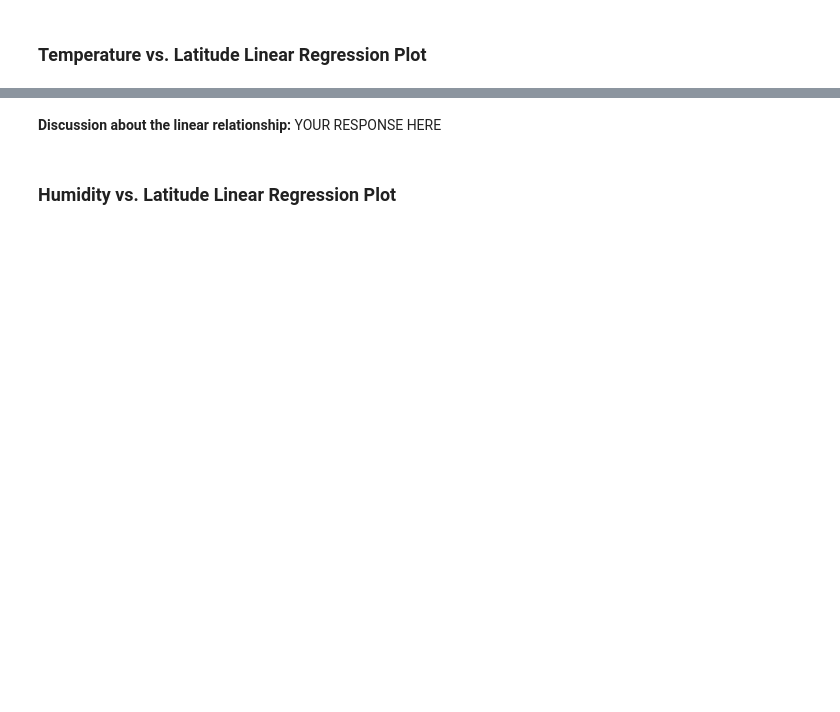
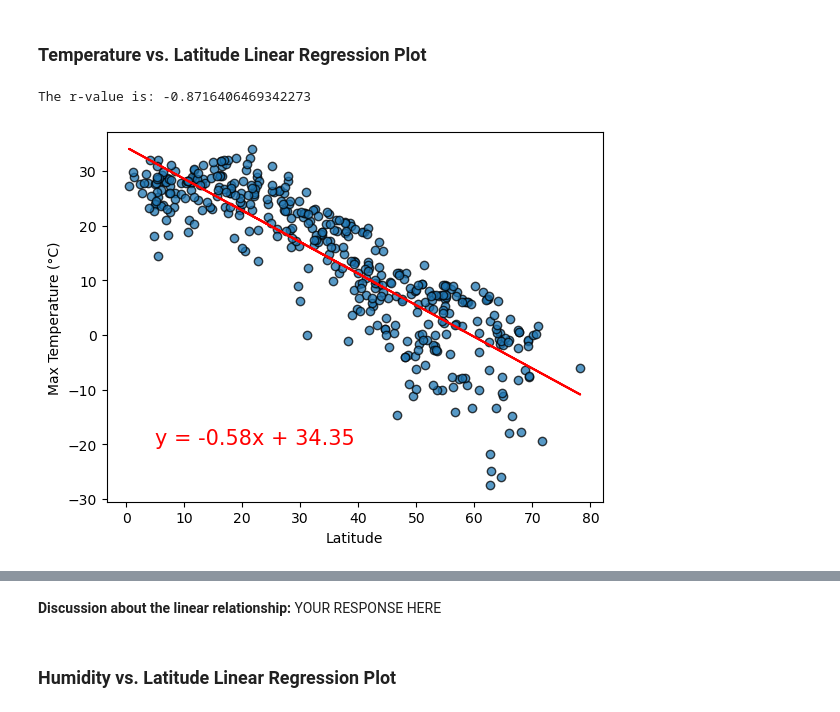
Before and after one commit to yennyrangel/python-api-challenge, a Jupyter notebook: WeatherPy/WeatherPy.ipynb, the cells around one changed output, grey strips where cells are left out. Saved outputs shown, nothing was run; the diff lists cells and outputs as text; code cells hidden in the pictures; blank space fills up the shorter version.

```diff
--- a/WeatherPy/WeatherPy.ipynb
+++ b/WeatherPy/WeatherPy.ipynb
@@ -287,6 +284,38 @@ plt.show()
+# %%
+# Define a function to create Linear Regression plots
+
+
+def create_linear_regression_plot(x_values, y_values, x_label, y_label, line_eq_x, line_eq_y, filename=None):
+    # Perform linear regression
+    (slope, intercept, rvalue, pvalue, stderr) = linregress(x_values, y_values)
+
+    # Calculate the regression line
+    regress_values = x_values * slope + intercept
+
+    # Create the linear regression equation string
+    line_eq = f"y = {slope:.2f}x + {intercept:.2f}"
+
+    # Create the scatter plot
+    plt.scatter(x_values, y_values, marker="o", edgecolors="black", alpha=0.75)
+
+    # Plot the regression line
+    plt.plot(x_values, regress_values, "r-", label="Regression Line")
+
+    # Annotate the regression equation on the plot
+    plt.annotate(line_eq, (line_eq_x, line_eq_y), fontsize=15, color="red")
+
+    # Add labels and title
+    plt.xlabel(x_label)
+    plt.ylabel(y_label)
+
+    # Print r value
+    print(f"The r-value is: {rvalue}")
+
+    #Show plot
+    plt.show()
 # %%
 # Create a DataFrame with the Northern Hemisphere data (Latitude >= 0)
-# YOUR CODE HERE
+northern_hemi_df = city_data_df[city_data_df["Lat"] >= 0]
 
 # Display sample data
 northern_hemi_df.head()
@@ -306,0 +346,6 @@ southern_hemi_df.head()
+# %%
+# Linear regression on Northern Hemisphere
+create_linear_regression_plot(northern_hemi_df["Lat"], northern_hemi_df["Max Temp"], "Latitude", "Max Temperature (°C)", 5, -20)
+# %% [output]
+The r-value is: -0.8716406469342273
+[figure, added]
```
Also changed, not shown: parts of 27 cells of this notebook, 5 other files.
